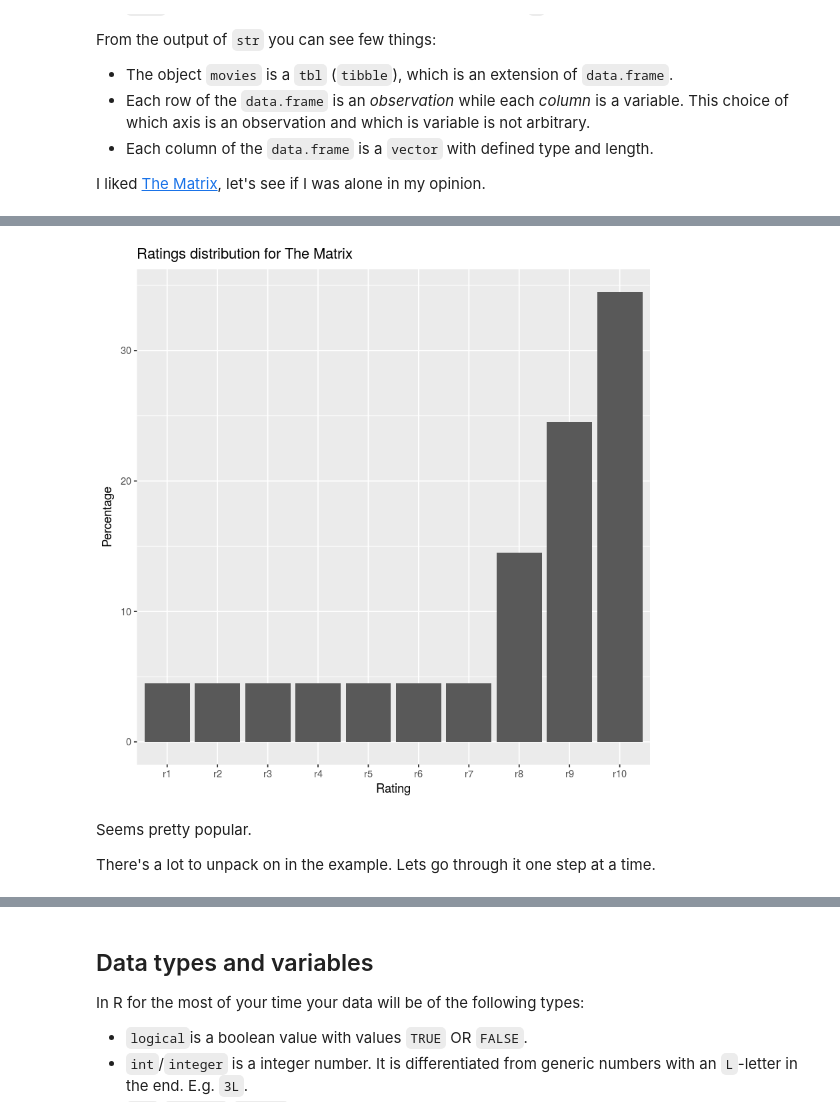
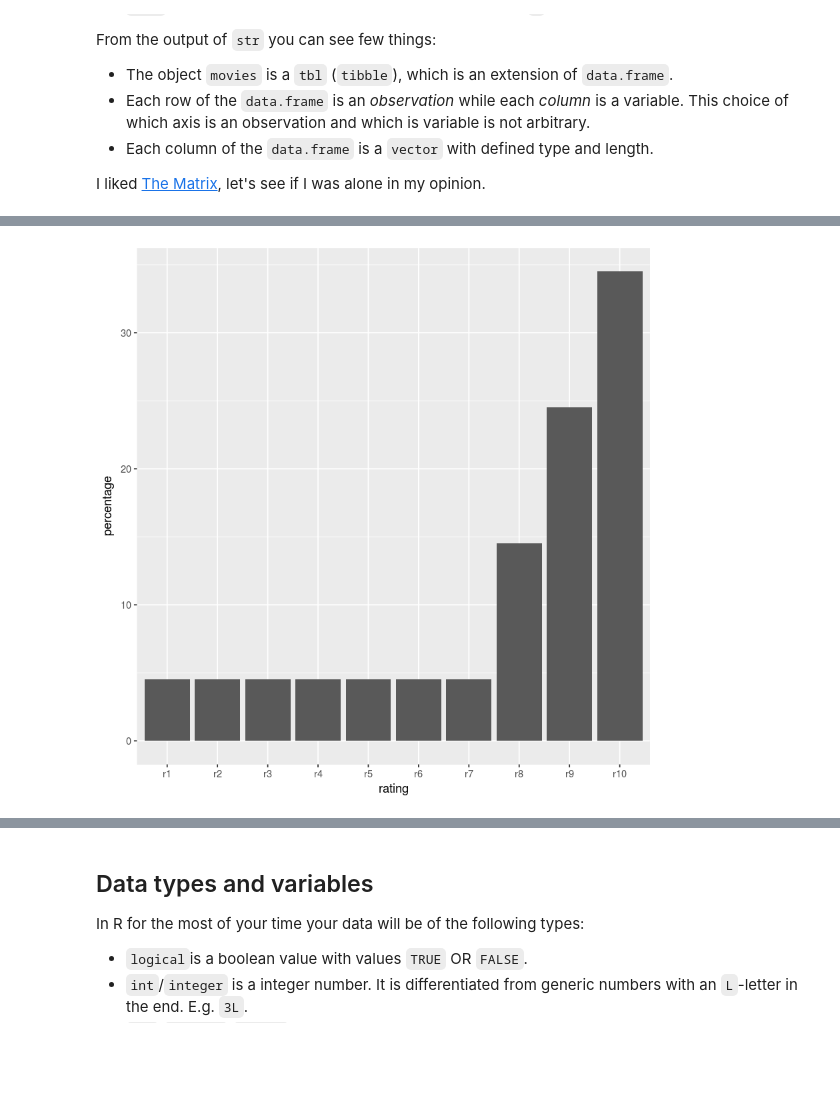
Before and after one commit to AaltoSciComp/python-r-data-analysis-course, a Jupyter notebook: r/01 - Introduction to R.ipynb, the cells around one changed output, grey strips where cells are left out. Drawn from its saved outputs; the diff is of its cells as text; code cells hidden in the pictures; blank space fills up the shorter version.

Commit message:
More examples

```diff
--- a/r/01 - Introduction to R.ipynb
+++ b/r/01 - Introduction to R.ipynb
@@ -125,14 +271,9 @@ I liked [The Matrix](http://www.imdb.com/title/tt0133093/), let's see if I was a
 # %%
 movies %>%
     filter(title == 'Matrix, The') %>%
     select(num_range('r',1:10)) %>%
-    gather(key='Rating',value='Percentage',factor_key=T) %>%
-    ggplot(aes(x=Rating,y=Percentage)) +
-            geom_bar(stat='identity') +
-            ggtitle('Ratings distribution for The Matrix')
+    gather(key='rating',value='percentage',factor_key=T) %>%
+    ggplot(aes(x=rating,y=percentage)) +
+            geom_col()
 # %% [output]
-[figure, old version]
+[figure, new version]
-# %% [markdown]
-Seems pretty popular.
-
-There's a lot to unpack on in the example. Lets go through it one step at a time.
```
Also changed, not shown: parts of 44 cells of this notebook.
